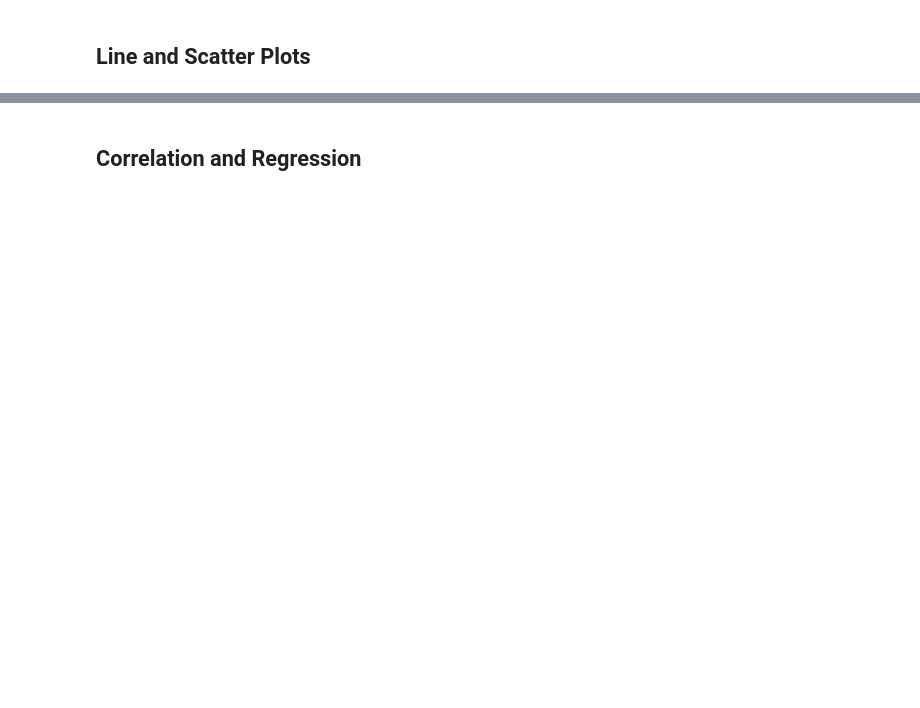
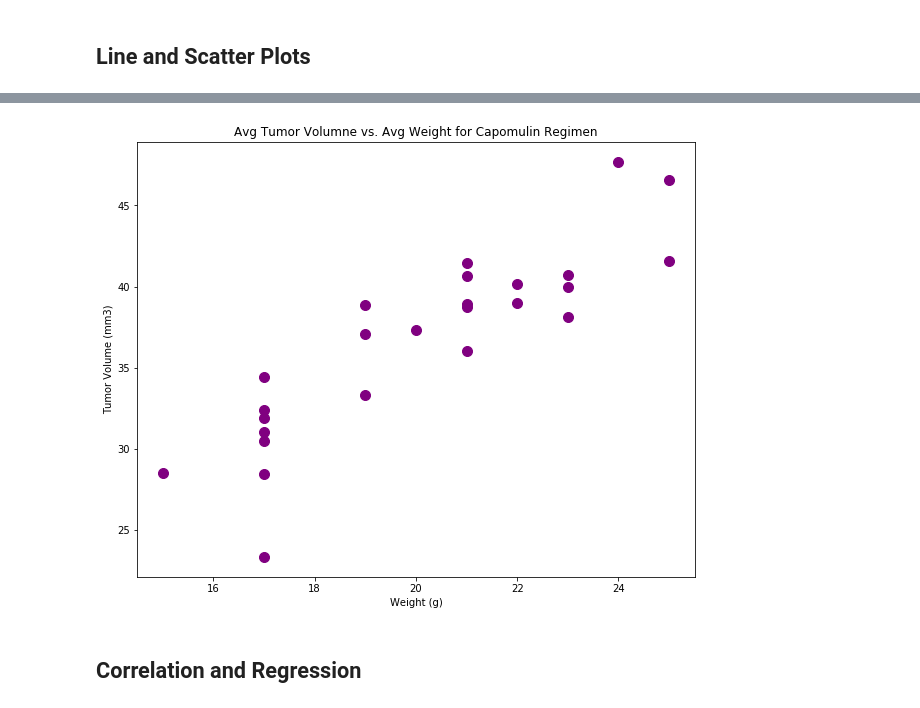
Before and after one commit to TCH2300/matplotlib-challenge, a Jupyter notebook: Pymaceuticals/main_matplotlib.ipynb, the cells around one changed output, grey strips where cells are left out. Saved outputs shown, nothing was run; the diff lists cells and outputs as text; code cells hidden in the pictures; blank space fills up the shorter version.

```diff
--- a/Pymaceuticals/main_matplotlib.ipynb
+++ b/Pymaceuticals/main_matplotlib.ipynb
@@ -227,3 +232,11 @@ four_final_df.head(1)
+# %%
+# Generate a scatter plot of average tumor volume vs. avg mouse weight for the Capomulin regimen
+cap_df=four_final_df.loc[four_final_df["Drug Regimen"]=="Capomulin",["Weight (g)", "Tumor Volume (mm3)"]]
+cap_df.plot.scatter(x="Weight (g)", y="Tumor Volume (mm3)", c="purple", figsize=(10,8), s=100)
+plt.title("Avg Tumor Volumne vs. Avg Weight for Capomulin Regimen")
+plt.show()
+# %% [output]
+[figure, added]
 # %% [markdown]
 ## Correlation and Regression
 # %%
```
Also changed, not shown: parts of 6 cells of this notebook.
